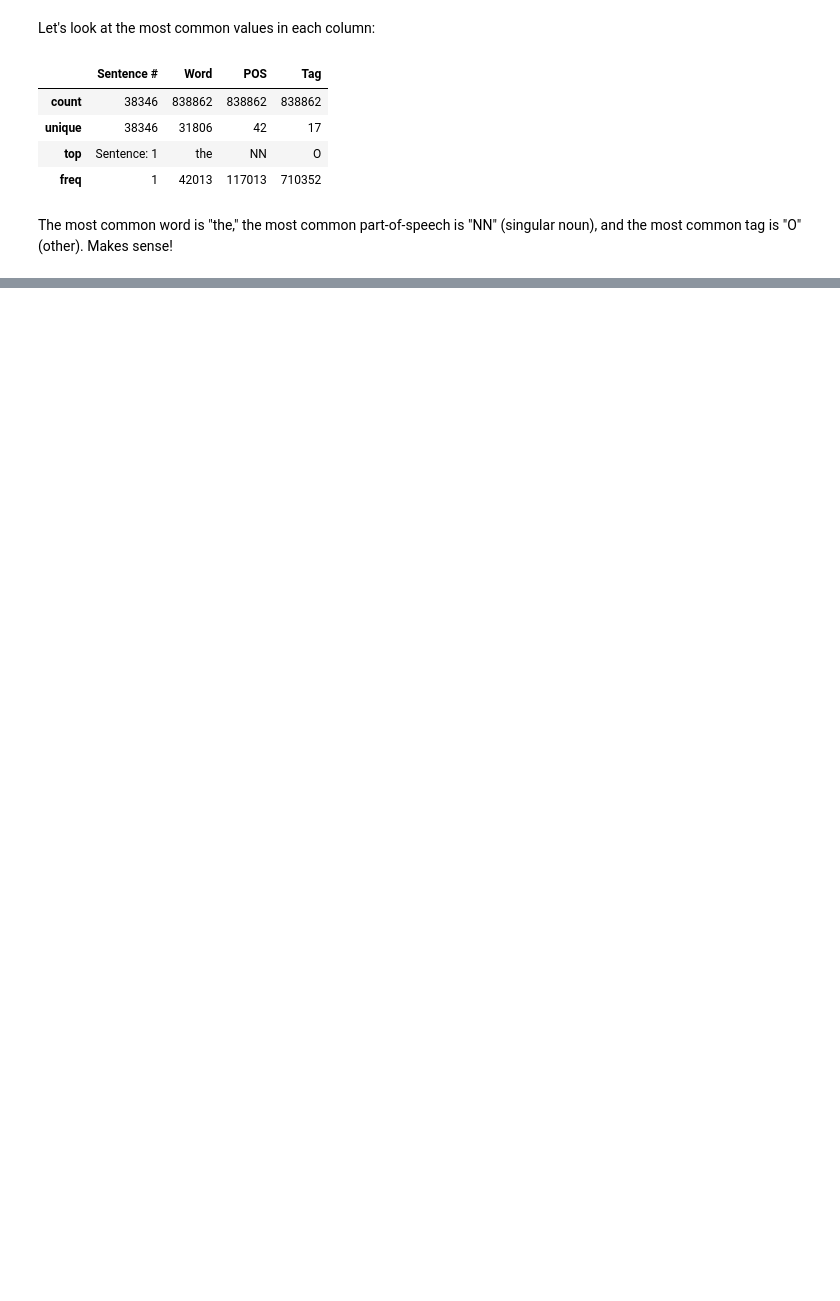
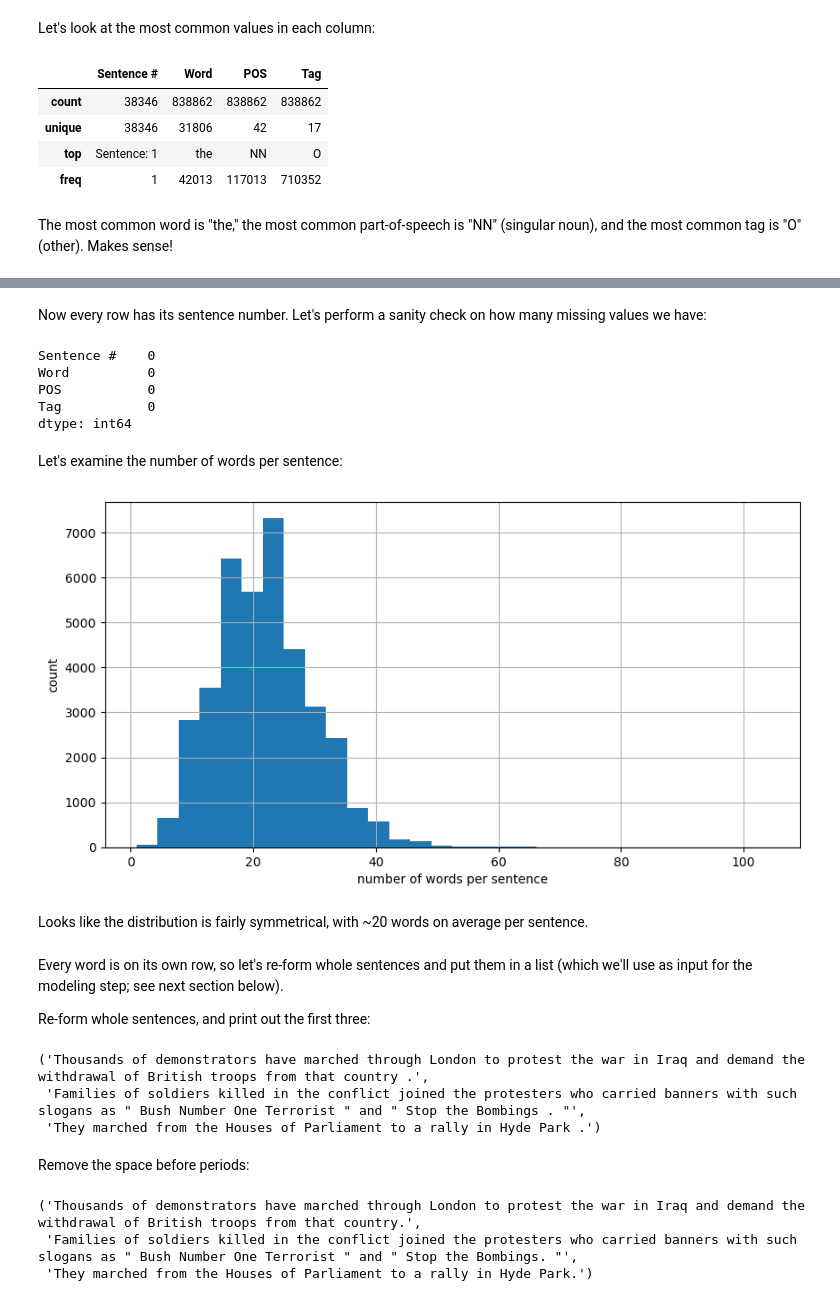
Before and after one commit to nickersonj/glg-capstone, a Jupyter notebook: EDA/EDA_kaggle_dataset.ipynb, the cells around one changed output, grey strips where cells are left out. Cells and saved outputs as stored; diff of their text form; code cells hidden in the pictures; blank space fills up the shorter version.

```diff
--- a/EDA/EDA_kaggle_dataset.ipynb
+++ b/EDA/EDA_kaggle_dataset.ipynb
@@ -138,0 +151,5 @@ The most common word is "the," the most common part-of-speech is "NN" (singular
+# %%
+train_prepared = train.fillna(method='ffill', axis=0)
+train_prepared['Sentence #'] = train_prepared['Sentence #'].str.replace('Sentence: ', '')
+train_prepared['Sentence #'] = train_prepared['Sentence #'].astype(int)
+train_prepared.head(35)
@@ -138,0 +174,41 @@ The most common word is "the," the most common part-of-speech is "NN" (singular
+# %% [markdown]
+Now every row has its sentence number. Let's perform a sanity check on how many missing values we have:
+# %%
+train_prepared.isna().sum()
+# %% [output]
+Sentence #    0
+Word          0
+POS           0
+Tag           0
+dtype: int64
+# %% [markdown]
+Let's examine the number of words per sentence:
+# %%
+train_prepared.groupby('Sentence #')['Word'].count().hist(figsize=(10, 5), bins=30)
+plt.xlabel('number of words per sentence')
+plt.ylabel('count')
+plt.show()
+# %% [output]
+[figure, added]
+# %% [markdown]
+Looks like the distribution is fairly symmetrical, with ~20 words on average per sentence.
+# %% [markdown]
+Every word is on its own row, so let's re-form whole sentences and put them in a list (which we'll use as input for the modeling step; see next section below).
+
+Re-form whole sentences, and print out the first three:
+# %%
+train_sentences = train_prepared.groupby('Sentence #')['Word'].apply(lambda x: ' '.join(x))
+train_sentences.iloc[0], train_sentences.iloc[1], train_sentences.iloc[2]
+# %% [output]
+('Thousands of demonstrators have marched through London to protest the war in Iraq and demand the withdrawal of British troops from that country .',
+ 'Families of soldiers killed in the conflict joined the protesters who carried banners with such slogans as " Bush Number One Terrorist " and " Stop the Bombings . "',
+ 'They marched from the Houses of Parliament to a rally in Hyde Park .')
+# %% [markdown]
+Remove the space before periods:
+# %%
+train_sentences = train_sentences.str.replace(' .', '.', regex=False)
+train_sentences.iloc[0], train_sentences.iloc[1], train_sentences.iloc[2]
+# %% [output]
+('Thousands of demonstrators have marched through London to protest the war in Iraq and demand the withdrawal of British troops from that country.',
+ 'Families of soldiers killed in the conflict joined the protesters who carried banners with such slogans as " Bush Number One Terrorist " and " Stop the Bombings. "',
+ 'They marched from the Houses of Parliament to a rally in Hyde Park.')
```
Also changed, not shown: parts of 19 cells of this notebook.
